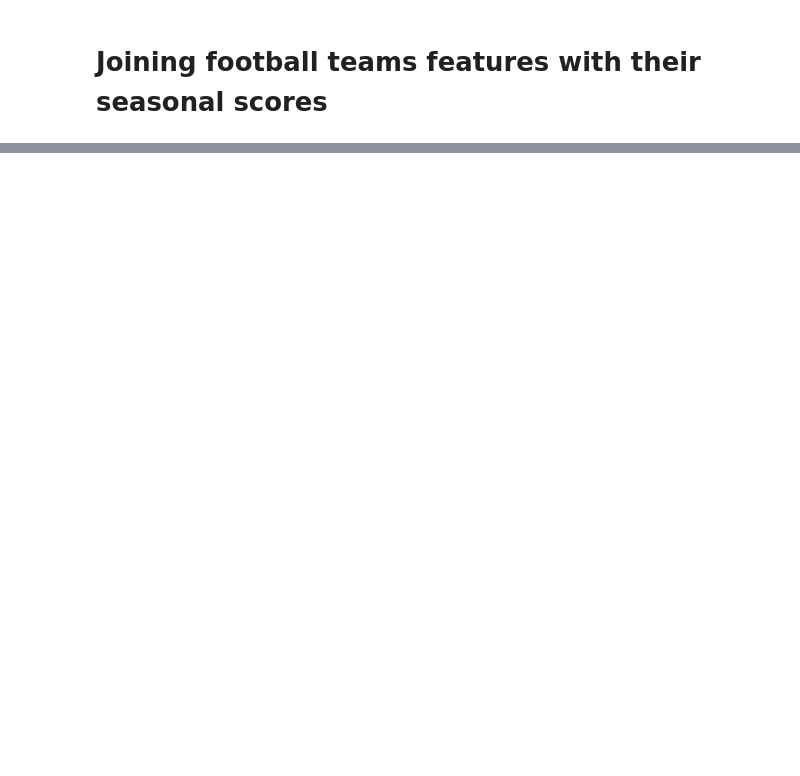
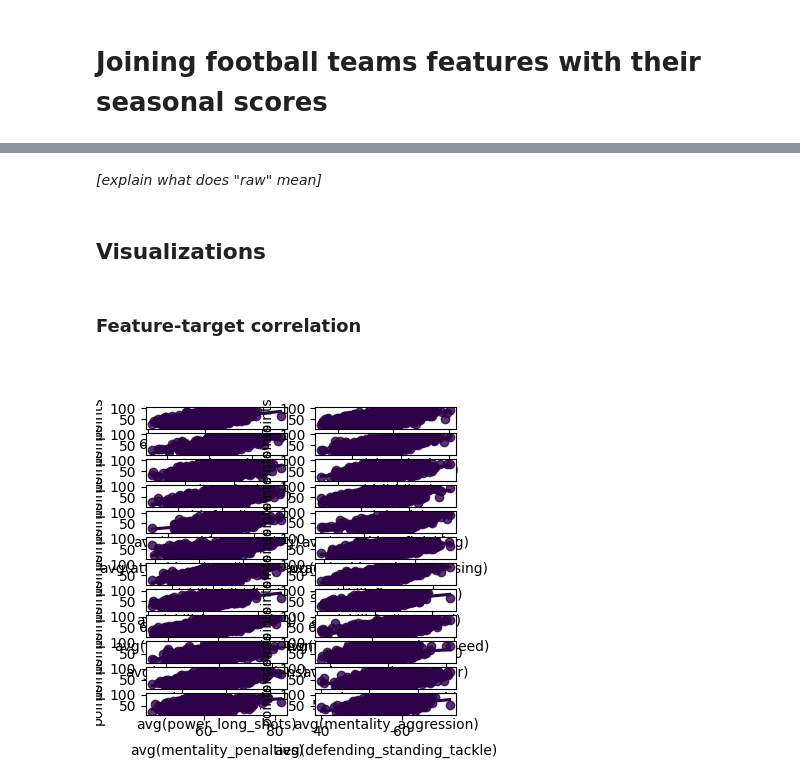
Before and after one commit to Big-Data-FC/project, a Jupyter notebook: main.ipynb, the cells around one changed output, grey strips where cells are left out. Cells and saved outputs as stored; diff of their text form; code cells hidden in the pictures; blank space fills up the shorter version.

```diff
--- a/main.ipynb
+++ b/main.ipynb
@@ -438,0 +426,6 @@ if football_teams_df.select("club_name").distinct().subtract(
+# %%
+assembler = VectorAssembler(
+    inputCols=PLAYER_FEATURES_AVG, outputCol="feature_vec"
+)
+
+df = assembler.transform(df)
@@ -438,0 +434,18 @@ if football_teams_df.select("club_name").distinct().subtract(
+# %%
+def plot_feature_target_relation(
+    data, x, y, n_rows = 12, n_cols = 2, figsize = (20, 40), color = "#000000"
+):
+
+    fig, axes = plt.subplots(n_rows, n_cols, figsize=figsize)
+
+    for x_ind, x_value in enumerate(x):
+        ax = sns.regplot(
+            data=pdf,
+            x=x_value,
+            y=y,
+            color = color,
+            ax=axes[x_ind // n_cols, x_ind % n_cols],
+        )
+
+
+    fig.tight_layout(pad=1.5)
@@ -438,0 +499,17 @@ if football_teams_df.select("club_name").distinct().subtract(
+# %%
+COLOR_RAW = "#332FD0"
+# %% [markdown]
+*[explain what does "raw" mean]*
+# %% [markdown]
+## Visualizations
+# %%
+pdf = df.toPandas()
+# %% [markdown]
+### Feature-target correlation
+# %%
+#TODO set an appropriate figsize for Google Colab
+plot_feature_target_relation(
+    pdf, PLAYER_FEATURES_AVG, TARGET_VARIABLE, figsize=(4,4), color=COLOR_RAW
+)
+# %% [output]
+[figure, added]
```
Also changed, not shown: parts of 47 cells of this notebook.
